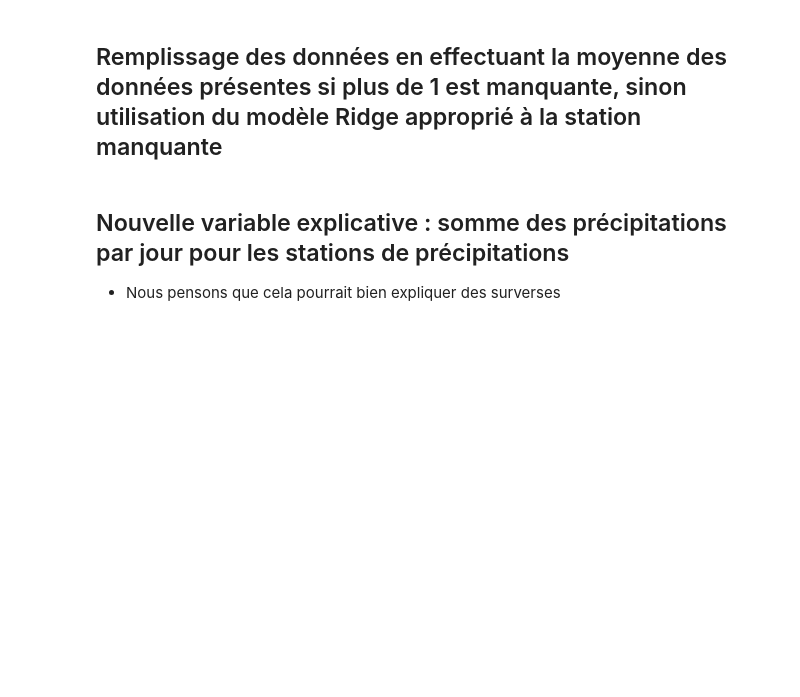
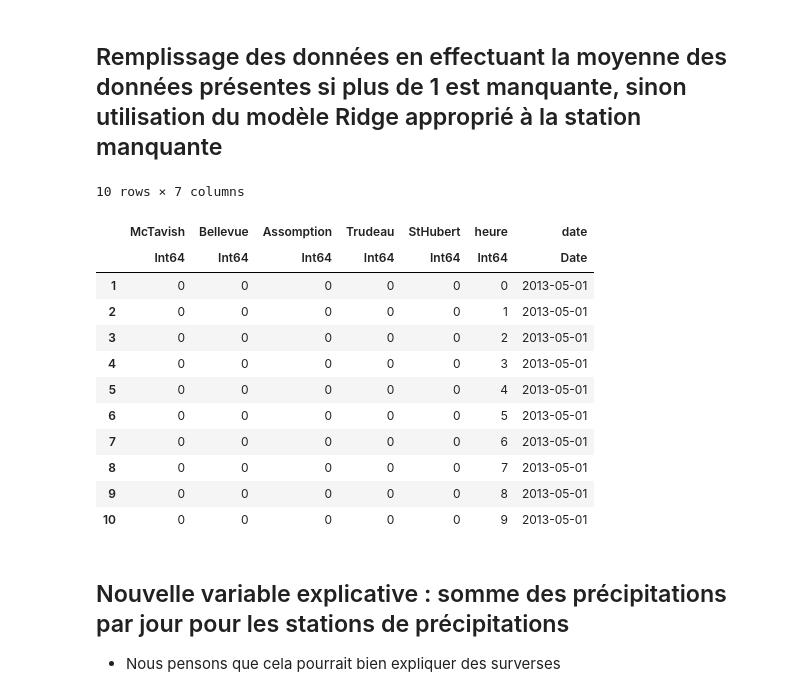
Before and after one commit to SamuelA-L/Prob-et-Stats-IA, a Jupyter notebook: DataSets.ipynb, the cells around one changed output. Cells and saved outputs as stored; diff of their text form; code cells hidden in the pictures; blank space fills up the shorter version.

```diff
--- a/DataSets.ipynb
+++ b/DataSets.ipynb
@@ -200,7 +200,7 @@ first(surverse_df,5)
 # %% [markdown]
 ## Chargement des précipitations
 # %%
-data = CSV.read("data/precipitations.csv",missingstring="-99999")
+data = CSV.read("precipitations.csv",missingstring="-99999")
 rename!(data, Symbol("St-Hubert")=>:StHubert)
 first(data,5)
 # %% [output]
@@ -335,20 +341,34 @@ end
 # %%
 precipitation_df = data[:,Not(:date)][:,Not(:heure)]
 for row in eachrow(precipitation_df)
     nbMissing, ind = countMissing(row)
     if(nbMissing == 1)
         row[ind] = round((convert(Vector{Float64},row[Not(ind)])'*betas[:, :β][ind]))
     end
     # remplacer les lignes qui ont de 2 a 4 missing
     if(nbMissing<5 && nbMissing>1)
         replaceMissing(row,round(meanLine(row)))
     end
 end
 precipitation_df.heure = data[:,:heure]
 precipitation_df.date = data[:,:date]
 precipitation_df = dropmissing(precipitation_df) # drop all missing
-CSV.write("data/new_datasets/precipitation_filed_mean_per_hour.csv",precipitation_df)
+CSV.write("precipitation_filed_mean_per_hour.csv",precipitation_df)
 first(precipitation_df,10)
+# %% [output]
+10 rows × 7 columns
+|  | McTavish | Bellevue | Assomption | Trudeau | StHubert | heure | date |
+|  | Int64 | Int64 | Int64 | Int64 | Int64 | Int64 | Date |
+| 1 | 0 | 0 | 0 | 0 | 0 | 0 | 2013-05-01 |
+| 2 | 0 | 0 | 0 | 0 | 0 | 1 | 2013-05-01 |
+| 3 | 0 | 0 | 0 | 0 | 0 | 2 | 2013-05-01 |
+| 4 | 0 | 0 | 0 | 0 | 0 | 3 | 2013-05-01 |
+| 5 | 0 | 0 | 0 | 0 | 0 | 4 | 2013-05-01 |
+| 6 | 0 | 0 | 0 | 0 | 0 | 5 | 2013-05-01 |
+| 7 | 0 | 0 | 0 | 0 | 0 | 6 | 2013-05-01 |
+| 8 | 0 | 0 | 0 | 0 | 0 | 7 | 2013-05-01 |
+| 9 | 0 | 0 | 0 | 0 | 0 | 8 | 2013-05-01 |
+| 10 | 0 | 0 | 0 | 0 | 0 | 9 | 2013-05-01 |
 # %% [markdown]
 ## Nouvelle variable explicative : somme des précipitations par jour pour les stations de précipitations
 - Nous pensons que cela pourrait bien expliquer des surverses
```
Also changed, not shown: parts of 21 cells of this notebook.
